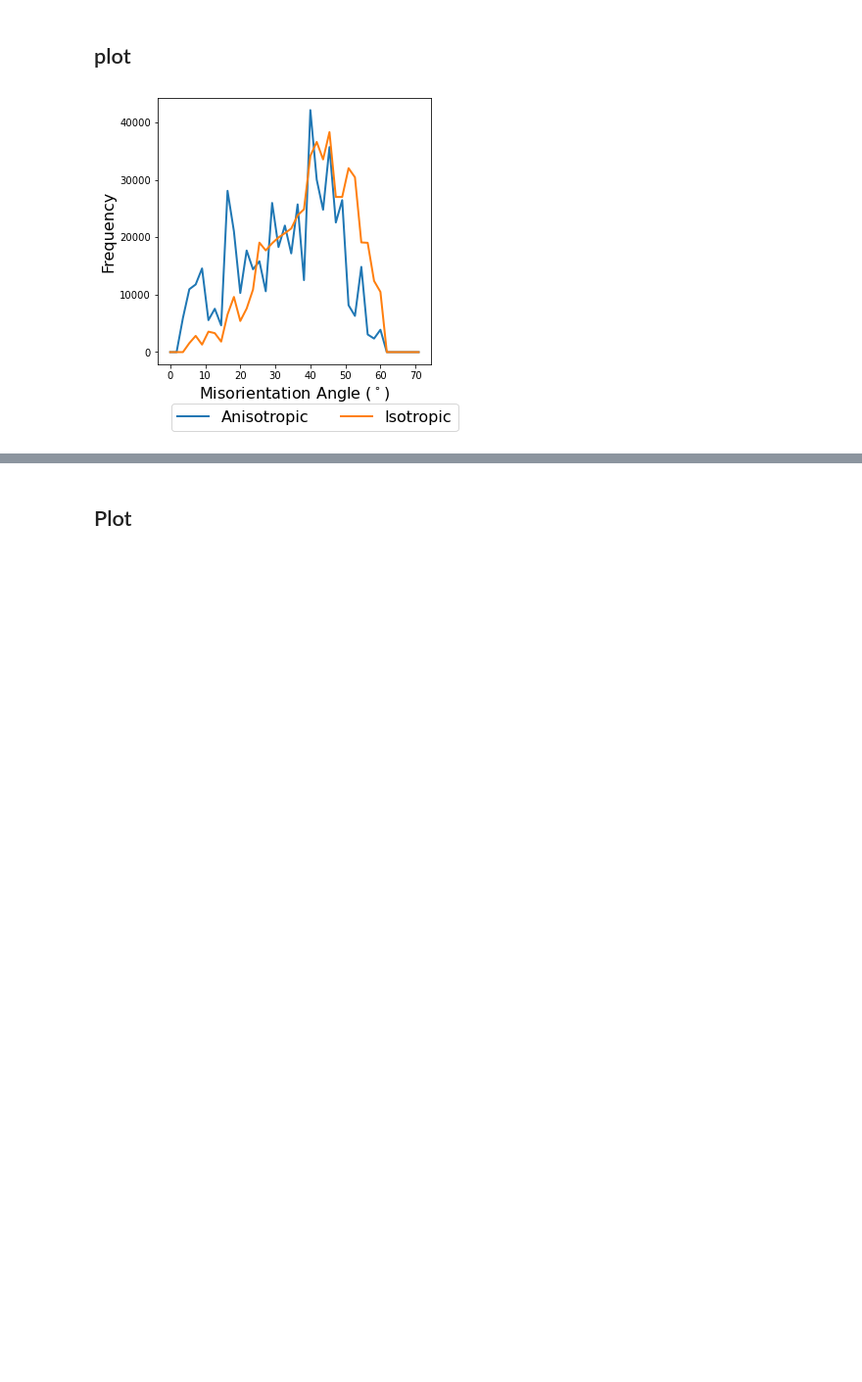
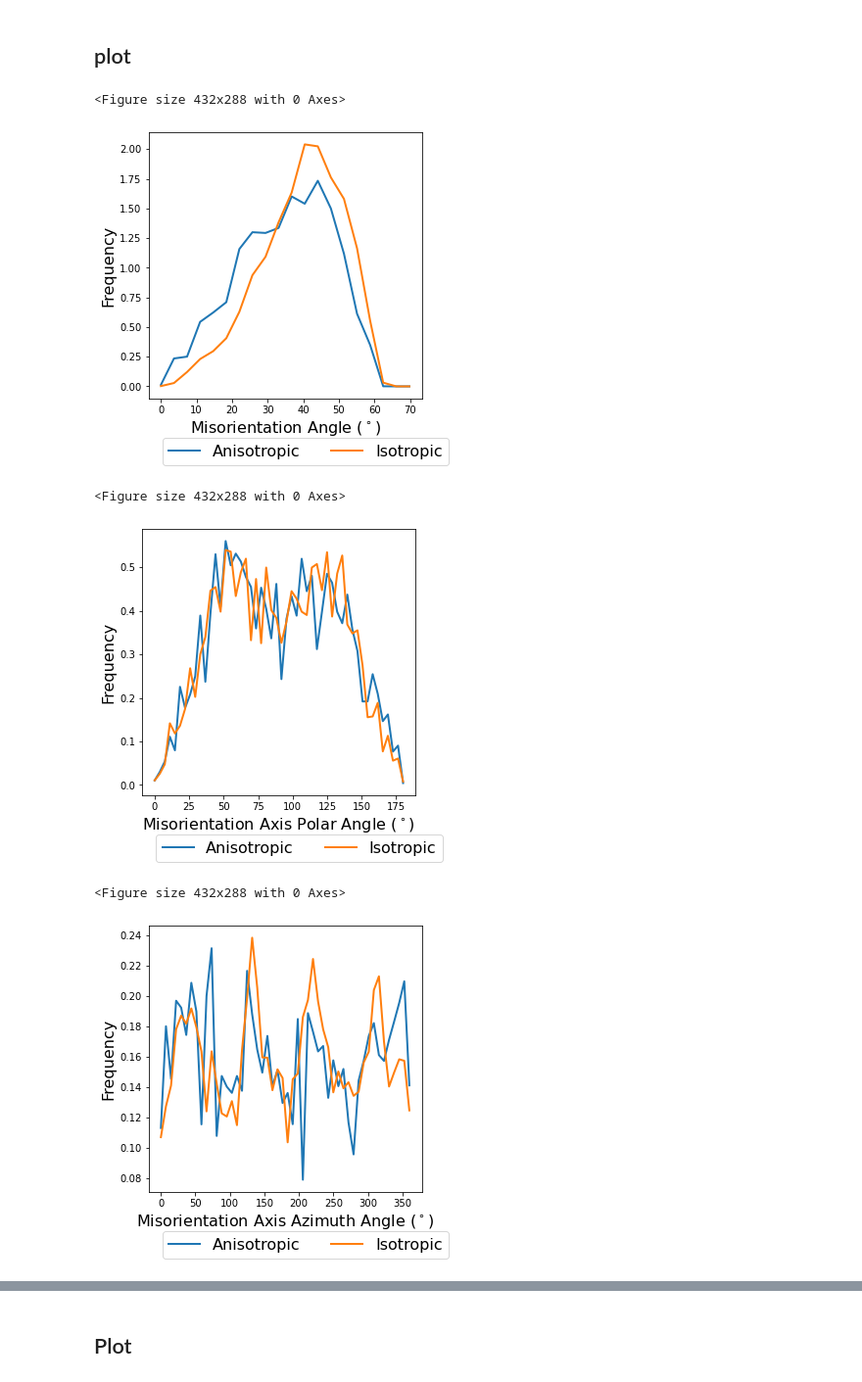
Before and after one commit to Linwitness/VECTOR, a Jupyter notebook: examples/verify_energy_function/plot_misorientation_distribution_5D_for_poly20k_hipergator.ipynb, the cells around one changed output, grey strips where cells are left out. Shown at 98% size. Cells and saved outputs as stored; diff of their text form; code cells hidden in the pictures; blank space fills up the shorter version.

Commit message:
update for 5d grain growth

```diff
--- a/examples/verify_energy_function/plot_misorientation_distribution_5D_for_poly20k_hipergator.ipynb
+++ b/examples/verify_energy_function/plot_misorientation_distribution_5D_for_poly20k_hipergator.ipynb
@@ -503,14 +543,15 @@ if __name__ == '__main__':
     compare_label = ["Anisotropic", "Isotropic"]
 
     # Get time step with expected grain num
-    expected_grain_num = 50
+    expected_grain_num = 500
     special_step_distribution, microstructure_list = calculate_expected_step(input_npy_data, expected_grain_num)
 
     # misorientation
     grain_num = 1000
     Osym = 24
     symm2quat_matrix, quartAngle = pre_operation_misorientation(grain_num, init_file_folder + init_file_name, Osym)
-    num_bin = 100
+    num_bin = 50
+    axis_num_bin = 50
     print("> Pre-work done")
 # %% [output]
 > Step calculation done
@@ -526,7 +567,7 @@ if __name__ == '__main__':
     miso_dict = dict()
     for i in range(len(input_npy_data)):
         microstructure = microstructure_list[i]
-        misorientation_angle_distribution, misorientation_axis_collective, misorientation_axis_polar_angle_distribution, misorientation_axis_azimuth_angle_distribution = get_misorientation_distribution_3D(microstructure, quartAngle, symm2quat_matrix, Osym, num_bin, miso_dict)
+        misorientation_angle_distribution, misorientation_axis_collective, misorientation_axis_polar_angle_distribution, misorientation_axis_azimuth_angle_distribution = get_misorientation_distribution_3D(microstructure, quartAngle, symm2quat_matrix, Osym, num_bin, miso_dict, axis_num_bin)
         misorientation_angle_distribution_list.append(misorientation_angle_distribution)
         misorientation_axis_collective_list.append(misorientation_axis_collective)
         misorientation_axis_polar_angle_distribution_list.append(misorientation_axis_polar_angle_distribution)
@@ -542,35 +583,40 @@ if __name__ == '__main__':
 # %%
     # plot misorientation angle distribution
     plt.figure()
     fig = plt.figure(figsize=(5, 5))
     num_bin_plot = int(0.4*num_bin)
     for i in range(len(input_npy_data)):
         plt.plot(np.linspace(0,180,num_bin)[:num_bin_plot], misorientation_angle_distribution_list[i][:num_bin_plot], label=compare_label[i], linewidth=2)
     plt.legend(loc=(0.05,-0.25),fontsize=16, ncol=2)
     plt.xlabel(r"Misorientation Angle ($^\circ$)", fontsize=16)
     plt.ylabel("Frequency", fontsize=16)
     plt.savefig(current_path + f"/figures/misorientation_angle_distribution_3d_{expected_grain_num}grains.png", dpi=400,bbox_inches='tight')
 
     # plot misorientation axis distribution
     plt.figure()
     fig = plt.figure(figsize=(5, 5))
-    num_bin_plot = int(0.4*num_bin)
+    num_bin_plot = int(axis_num_bin)
     for i in range(len(input_npy_data)):
-        plt.plot(np.linspace(0,180,num_bin)[:num_bin_plot], misorientation_axis_polar_angle_distribution_list[i][:num_bin_plot], label=compare_label[i], linewidth=2)
+        plt.plot(np.linspace(0,180,axis_num_bin)[:num_bin_plot], misorientation_axis_polar_angle_distribution_list[i][:num_bin_plot], label=compare_label[i], linewidth=2)
     plt.legend(loc=(0.05,-0.25),fontsize=16, ncol=2)
     plt.xlabel(r"Misorientation Axis Polar Angle ($^\circ$)", fontsize=16)
     plt.ylabel("Frequency", fontsize=16)
     plt.savefig(current_path + f"/figures/misorientation_axis_polar_distribution_3d_{expected_grain_num}grains.png", dpi=400,bbox_inches='tight')
 
     plt.figure()
     fig = plt.figure(figsize=(5, 5))
-    num_bin_plot = int(0.4*num_bin)
+    num_bin_plot = int(axis_num_bin)
     for i in range(len(input_npy_data)):
-        plt.plot(np.linspace(0,180,num_bin)[:num_bin_plot], misorientation_axis_azimuth_angle_distribution_list[i][:num_bin_plot], label=compare_label[i], linewidth=2)
+        plt.plot(np.linspace(0,360,axis_num_bin)[:num_bin_plot], misorientation_axis_azimuth_angle_distribution_list[i][:num_bin_plot], label=compare_label[i], linewidth=2)
     plt.legend(loc=(0.05,-0.25),fontsize=16, ncol=2)
     plt.xlabel(r"Misorientation Axis Azimuth Angle ($^\circ$)", fontsize=16)
     plt.ylabel("Frequency", fontsize=16)
     plt.savefig(current_path + f"/figures/misorientation_axis_azimuth_distribution_3d_{expected_grain_num}grains.png", dpi=400,bbox_inches='tight')
 # %% [output]
+<Figure size 432x288 with 0 Axes>
-[figure, old version]
+[figure, new version]
+<Figure size 432x288 with 0 Axes>
+[figure, added]
+<Figure size 432x288 with 0 Axes>
+[figure, added]
 # %% [markdown]
```
Also changed, not shown: parts of 5 cells of this notebook, 3 other files.
